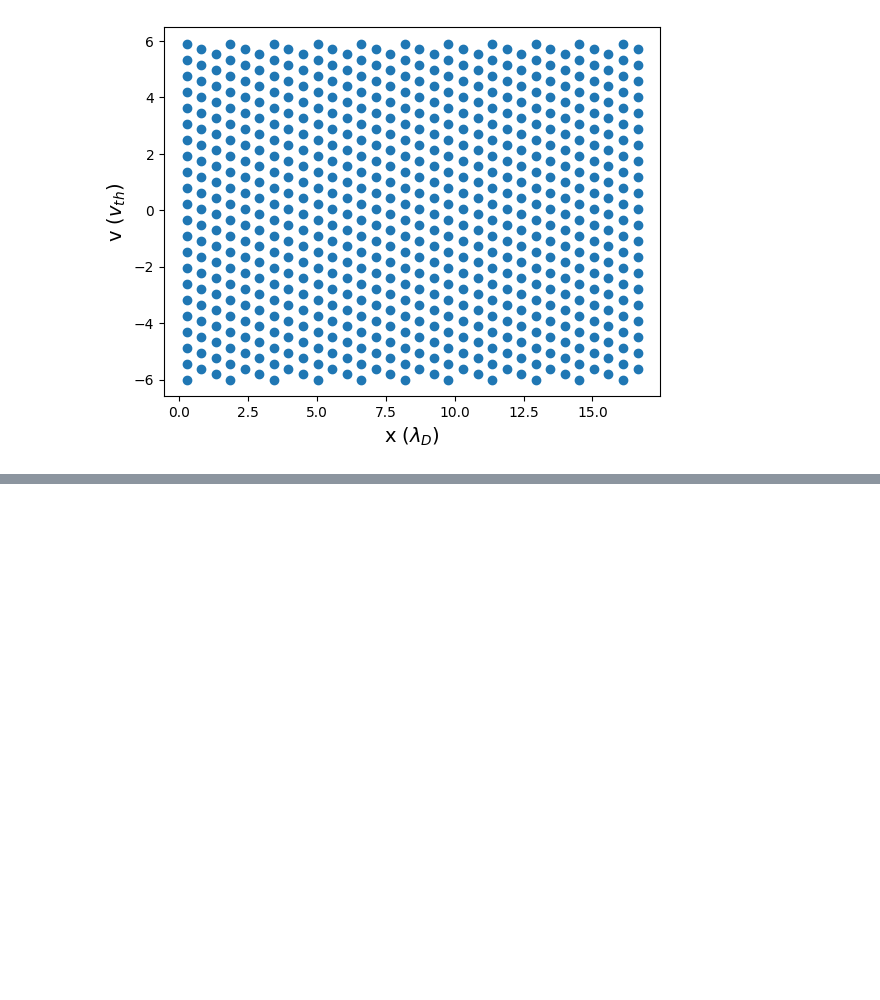
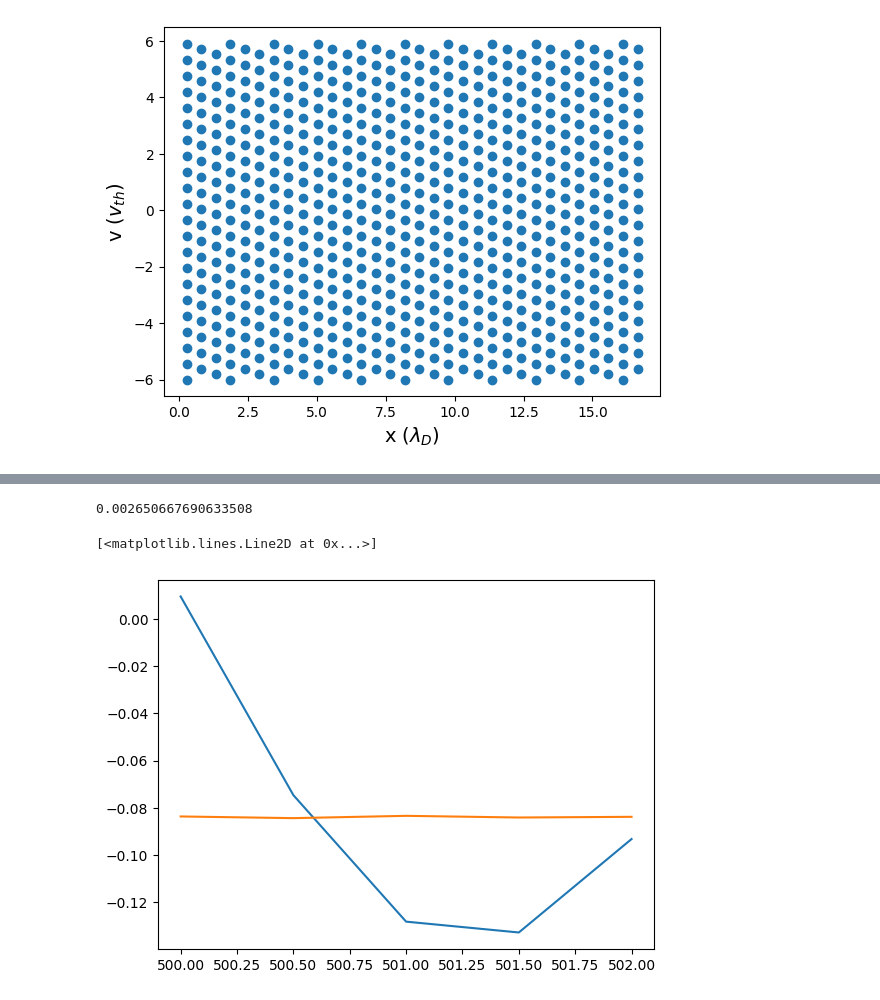
Before and after one commit to johnbcoughlin/HNN4EPW, a Jupyter notebook: particles.ipynb, the cells around one changed output, grey strips where cells are left out. Cells and saved outputs as stored; diff of their text form; code cells hidden in the pictures; blank space fills up the shorter version.

```diff
--- a/particles.ipynb
+++ b/particles.ipynb
@@ -191,7 +166,7 @@ def integrate_ham(this_model):
 
 def loss(this_ham):
     result = integrate_ham(this_ham)
-    return jnp.mean(jnp.square(result.ys[1] - ground_truth.ys[1]))
+    return jnp.mean(jnp.square(result.ys[0] - ground_truth.ys[0]))
 # %%
 result = integrate_ham(ham_model)
 # %%
@@ -206,8 +181,7 @@ params = ham_model
 optim = optax.adam(1e-3)
 opt_state = optim.init(eqx.filter(params, eqx.is_array))
 
-for i in range(100):
+for i in range(10):
     loss_value, grads = eqx.filter_jit(eqx.filter_value_and_grad(loss))(params)
-    print(loss_value)
     updates, opt_state = optim.update(grads, opt_state)
     params = eqx.apply_updates(params, updates)
@@ -230,0 +248,28 @@ plt.plot(ground_truth.ys[1][:, 104])
+# %%
+def efield_loss(model, tstart, tend):
+    ts = tax[tstart:tend]
+    that = (ts - jnp.mean(ts)) / jnp.std(ts)
+    f = jax.vmap(lambda t: model(jnp.array([t])))
+    return jnp.mean(jnp.square(efield(ts, 3.4) - f(that)))
+# %%
+efield_model_1 = eqx.nn.MLP(1, 1, 20, 4, activation=jax.nn.relu, key = jax.random.PRNGKey(42))
+params = efield_model_1
+optim = optax.adam(1e-3)
+opt_state = optim.init(eqx.filter(params, eqx.is_array))
+
+for epoch in range(100):
+    print("epoch", epoch)
+    for batch in range(10):
+        tstart = 1000 + batch * 4
+        tend = 1000 + (batch + 1) * 4
+        loss = lambda model: efield_loss(model, tstart, tend)
+        loss_value, grads = eqx.filter_jit(eqx.filter_value_and_grad(loss))(params)
+        if epoch % 5 == 0 and batch % 10 == 0:
+            print(epoch, batch, loss_value)
+        updates, opt_state = optim.update(grads, opt_state)
+        params = eqx.apply_updates(params, updates)
+
+
+ts = tax[tstart:tend]
+that = (ts - jnp.mean(ts)) / jnp.std(ts)
+print(that)
@@ -230,0 +295,11 @@ plt.plot(ground_truth.ys[1][:, 104])
+# %%
+expected = efield(ts, 3.4)
+plt.plot(ts, efield(ts, 3.4))
+f = jax.vmap(lambda t: params(jnp.array([t])))
+actual = f(that)
+print(jnp.mean(jnp.square(expected - actual)))
+plt.plot(ts, f(that))
+# %% [output]
+0.002650667690633508
+[<matplotlib.lines.Line2D at 0x...>]
+[figure, added]
```
Also changed, not shown: parts of 18 cells of this notebook, 3 other files.
